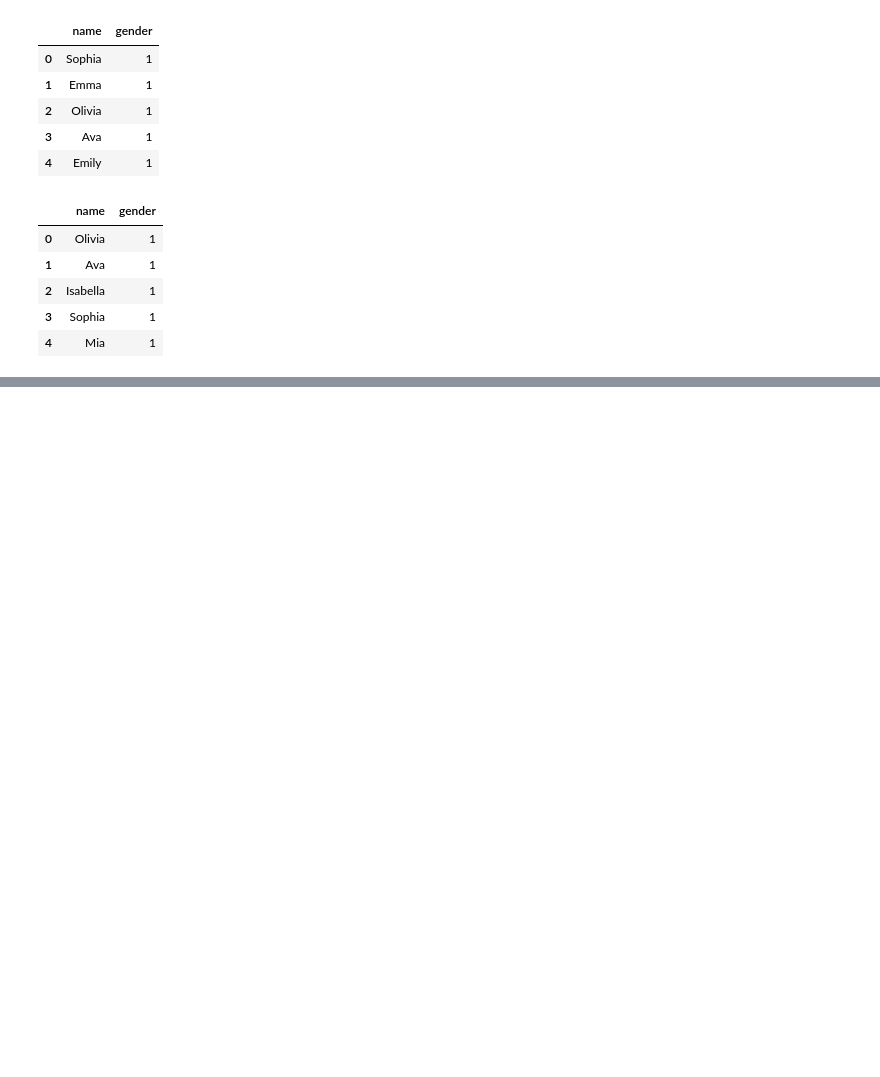
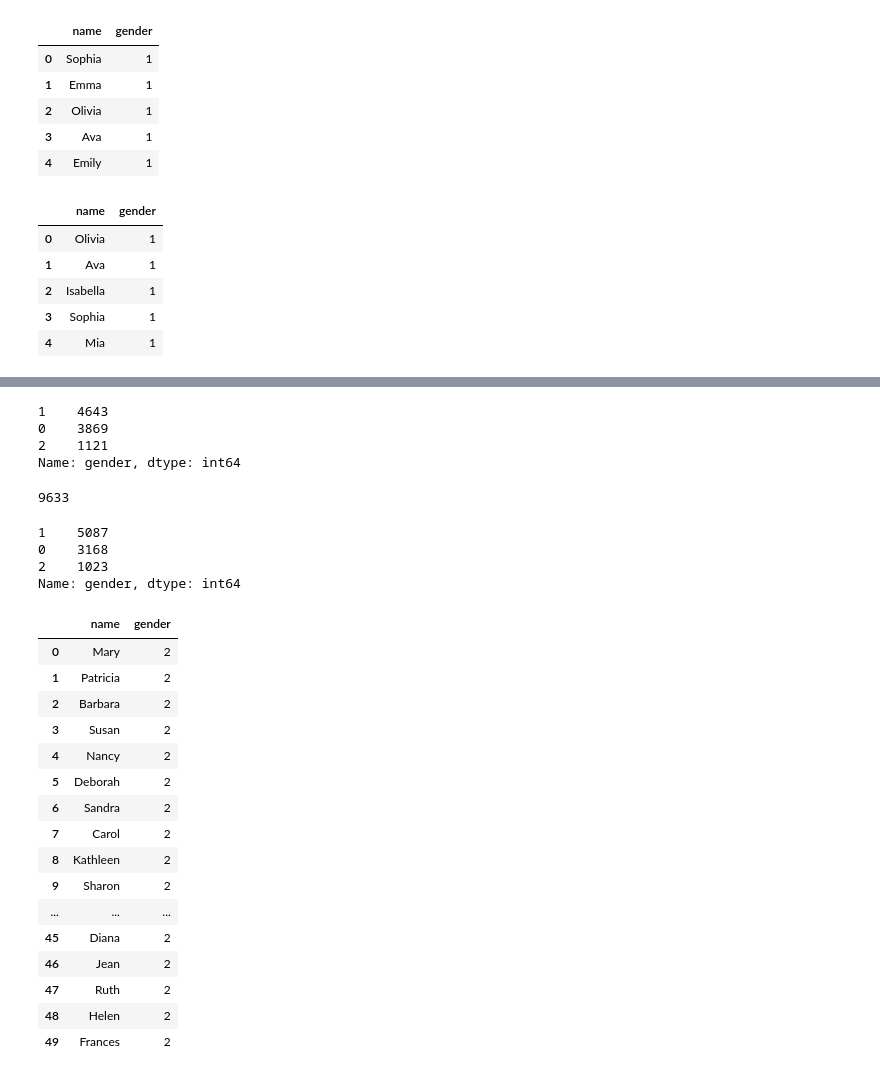
Before and after one commit to MagicMilly/women-in-film-analysis-dashboard, a Jupyter notebook: data_munging.ipynb, the cells around one changed output, grey strips where cells are left out. Drawn from its saved outputs; the diff is of its cells as text; code cells hidden in the pictures; blank space fills up the shorter version.

Commit message:
able to identify possibly gender neutral names but some of them seem to be a mistake

```diff
--- a/data_munging.ipynb
+++ b/data_munging.ipynb
@@ -145,0 +250,11 @@ def check_for_gender_neutral_names(df1, df2):
+# %%
+names_1920.gender.value_counts()
+# %% [output]
+1    4643
+0    3869
+2    1121
+Name: gender, dtype: int64
+# %%
+len(names_1920)
+# %% [output]
+9633
@@ -145,0 +283,27 @@ def check_for_gender_neutral_names(df1, df2):
+# %%
+names_1950.gender.value_counts()
+# %% [output]
+1    5087
+0    3168
+2    1023
+Name: gender, dtype: int64
+# %%
+names_1950.loc[names_1950.gender == 2][:50]
+# %% [output]
+|  | name | gender |
+| 0 | Mary | 2 |
+| 1 | Patricia | 2 |
+| 2 | Barbara | 2 |
+| 3 | Susan | 2 |
+| 4 | Nancy | 2 |
+| 5 | Deborah | 2 |
+| 6 | Sandra | 2 |
+| 7 | Carol | 2 |
+| 8 | Kathleen | 2 |
+| 9 | Sharon | 2 |
+| ... | ... | ... |
+| 45 | Diana | 2 |
+| 46 | Jean | 2 |
+| 47 | Ruth | 2 |
+| 48 | Helen | 2 |
+| 49 | Frances | 2 |
```
Also changed, not shown: parts of 31 cells of this notebook.
